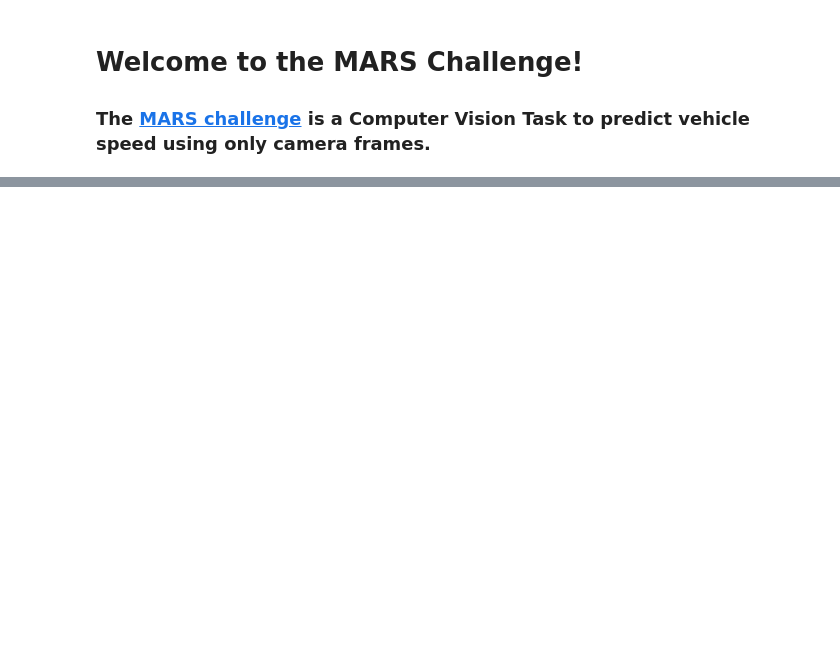
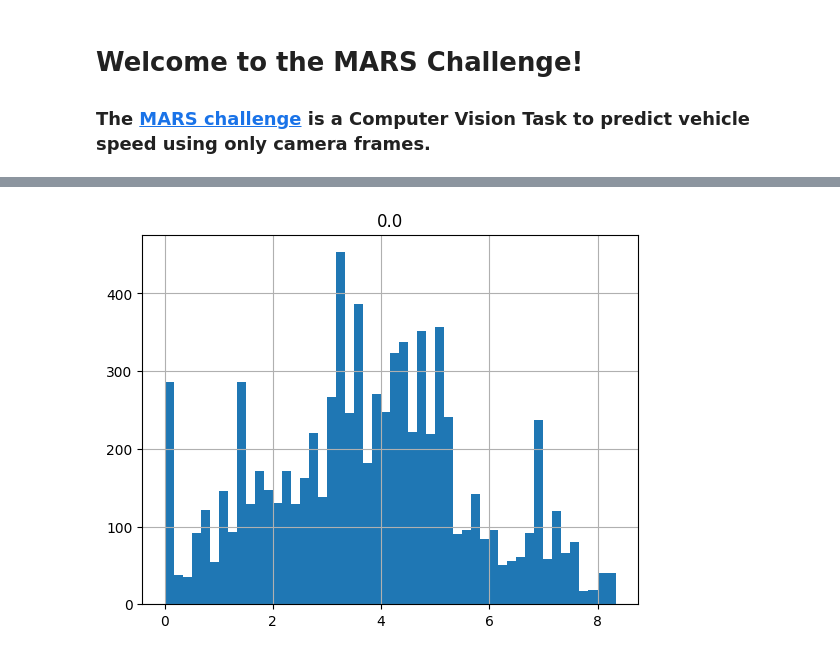
Before and after one commit to itberrios/3D, a Jupyter notebook: mars_challenge/MARS_challenge.ipynb, the cells around one changed output, grey strips where cells are left out. Drawn from its saved outputs; the diff is of its cells as text; code cells hidden in the pictures; blank space fills up the shorter version.

```diff
--- a/mars_challenge/MARS_challenge.ipynb
+++ b/mars_challenge/MARS_challenge.ipynb
@@ -50,0 +84,2 @@ test.mp4.1          100%[===================>] 399.79M  15.2MB/s    in 27s
+# %%
+train_df = pd.read_csv('train.txt')
@@ -50,0 +114,4 @@ test.mp4.1          100%[===================>] 399.79M  15.2MB/s    in 27s
+# %%
+train_df.hist(bins=50);
+# %% [output]
+[figure, added]
```
Also changed, not shown: parts of 10 cells of this notebook.
